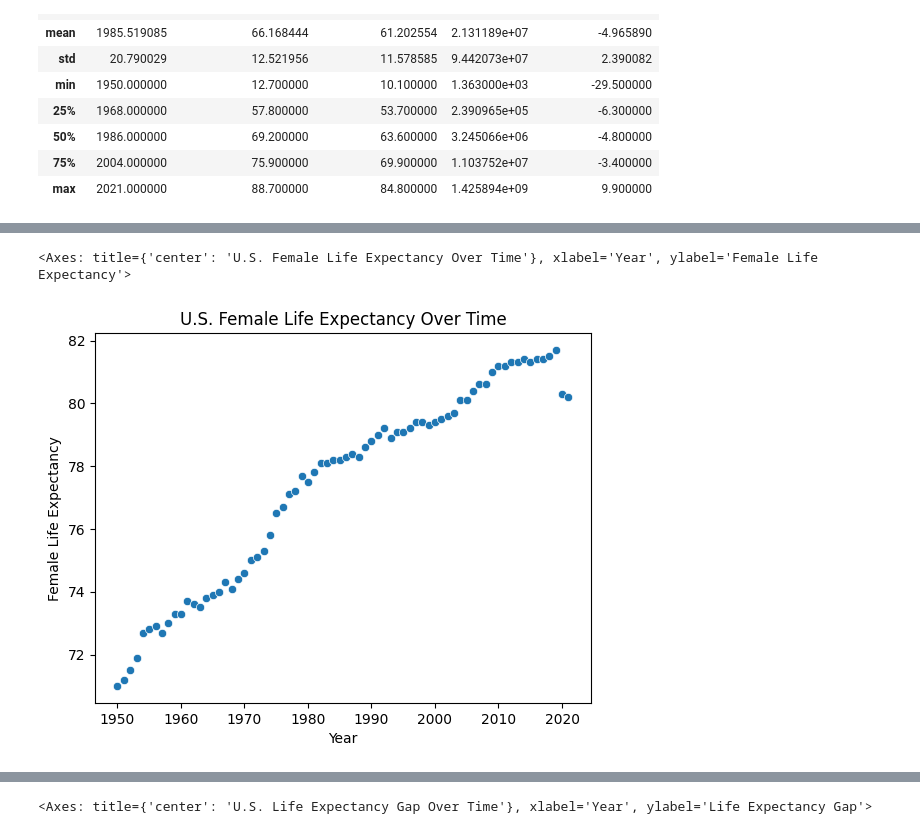
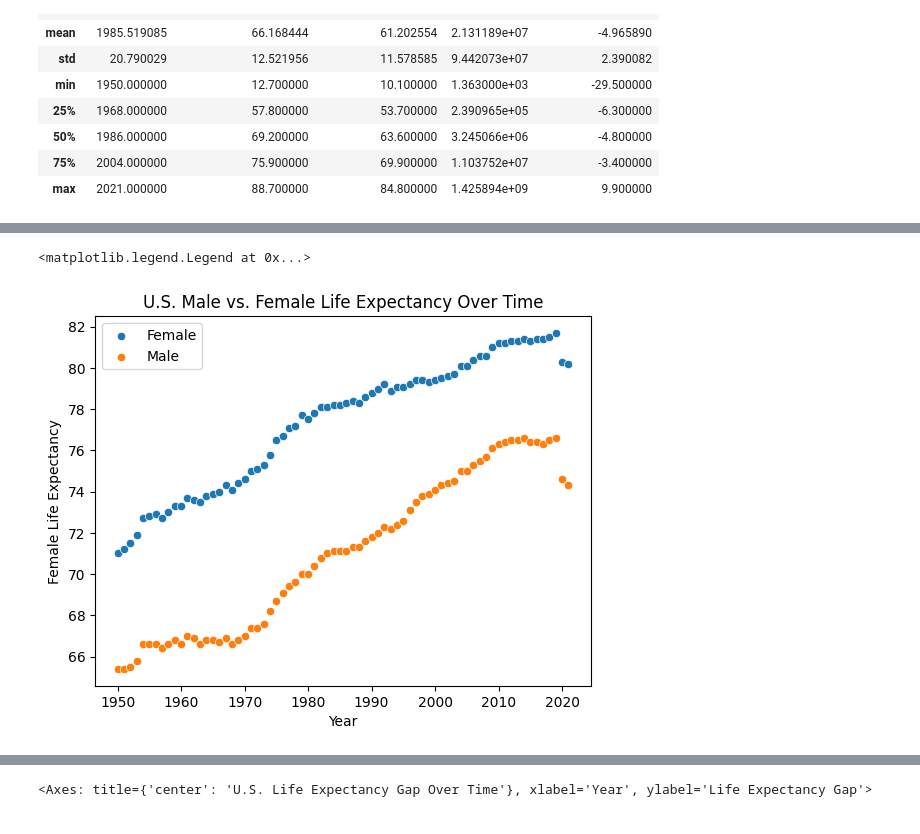
Before and after one commit to sho7328/Data-Analysis, a Jupyter notebook: dataanalysis.ipynb, the cells around one changed output, grey strips where cells are left out. Saved outputs shown, nothing was run; the diff lists cells and outputs as text; code cells hidden in the pictures.

```diff
--- a/dataanalysis.ipynb
+++ b/dataanalysis.ipynb
@@ -115,7 +118,9 @@ sns.scatterplot(data=df, x="Year", y="Female Life Expectancy")
 # %%
-us_life_expectancy = df.query("Country == 'United States'")
-plt.title("U.S. Female Life Expectancy Over Time")
-sns.scatterplot(data=us_life_expectancy, x="Year", y="Female Life Expectancy")
+
+plt.title("U.S. Male vs. Female Life Expectancy Over Time")
+sns.scatterplot(data=us_life_expectancy, x="Year", y="Female Life Expectancy", label="Female")
+sns.scatterplot(data=us_life_expectancy, x="Year", y="Male Life Expectancy", label="Male")
+plt.legend()
 # %% [output]
-<Axes: title={'center': 'U.S. Female Life Expectancy Over Time'}, xlabel='Year', ylabel='Female Life Expectancy'>
+<matplotlib.legend.Legend at 0x...>
-[figure, old version]
+[figure, new version]
```
Also changed, not shown: parts of 23 cells of this notebook.
